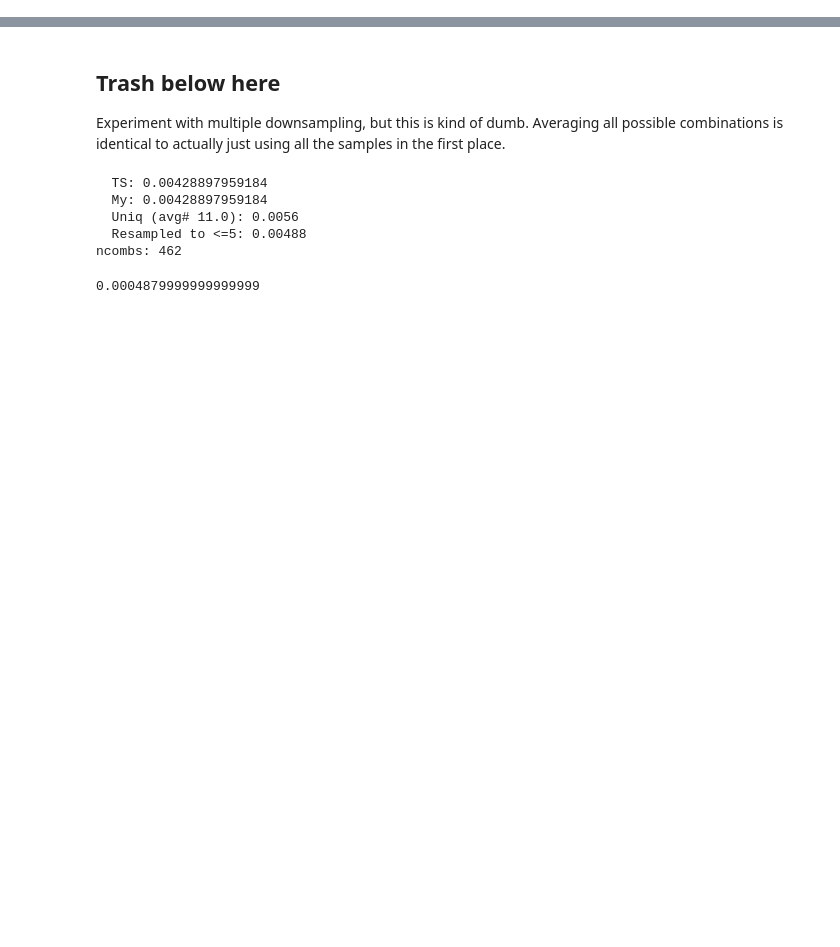
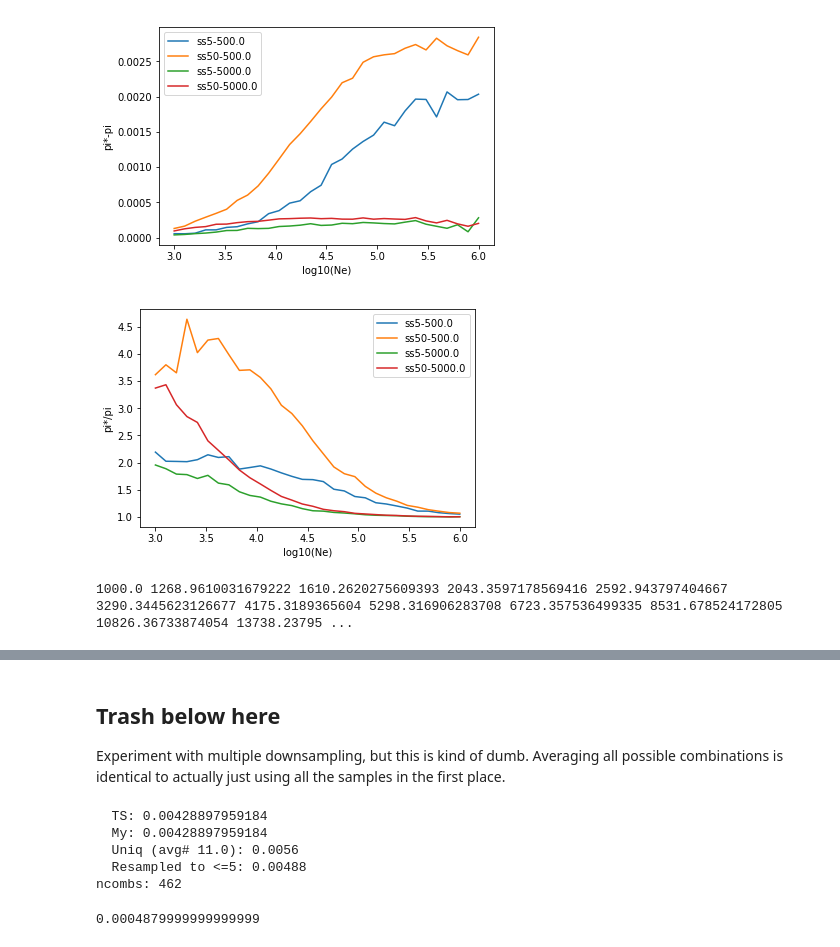
Before and after one commit to isaacovercast/lab-notebooks, a Jupyter notebook: pi-star/pi-star-horserace.ipynb, the cells around one changed output, grey strips where cells are left out. Cells and saved outputs as stored; diff of their text form; code cells hidden in the pictures; blank space fills up the shorter version.

```diff
--- a/pi-star/pi-star-horserace.ipynb
+++ b/pi-star/pi-star-horserace.ipynb
@@ -136,0 +156,33 @@ Sample size 50
+# %%
+def plot_diffs(df1, df2, ax=None, diff="sub", length=500):
+    if not ax:
+        fig, ax = plt.subplots(1)
+    Nes = np.log10(df5_5e2.index.values)
+    if diff == "sub":
+        small = df1["pi*"].apply(np.mean) - df1["pi"].apply(np.mean)
+        large = df2["pi*"].apply(np.mean) - df2["pi"].apply(np.mean)
+        ax.set_ylabel("pi*-pi")
+    else:
+        small = df1["pi*"].apply(np.mean)/df1["pi"].apply(np.mean)
+        large = df2["pi*"].apply(np.mean)/df2["pi"].apply(np.mean)
+        ax.set_ylabel("pi*/pi")
+    ax.plot(Nes, small, label="ss5-{}".format(length))
+    ax.plot(Nes, large, label="ss50-{}".format(length))
+    ax.set_xlabel("log10(Ne)")
+    ax.legend()
+    return ax
+ax5e2 = plot_diffs(df5_5e2, df50_5e2, length=5e2)
+ax5e3 = plot_diffs(df5_5e2, df50_5e2, length=5e2, diff='div')
+_ = plot_diffs(df5_5e3, df50_5e3, ax=ax5e2, length=5e3)
+_ = plot_diffs(df5_5e3, df50_5e3, ax=ax5e3, length=5e3, diff='div')
+# %% [output]
+[figure, added]
+[figure, added]
+# %%
+reps=500
+df5_5e2 = Ne_replicates(ss=5, length=5e2, reps=reps)
+df50_5e2 = Ne_replicates(ss=50, length=5e2, reps=reps)
+df5_5e3 = Ne_replicates(ss=5, length=5e3, reps=reps)
+df50_5e3 = Ne_replicates(ss=50, length=5e3, reps=reps)
+# %% [output]
+1000.0 1268.9610031679222 1610.2620275609393 2043.3597178569416 2592.943797404667 3290.3445623126677 4175.3189365604 5298.316906283708 6723.357536499335 8531.678524172805 10826.36733874054 13738.23795 ...
```
Also changed, not shown: parts of 12 cells of this notebook.
